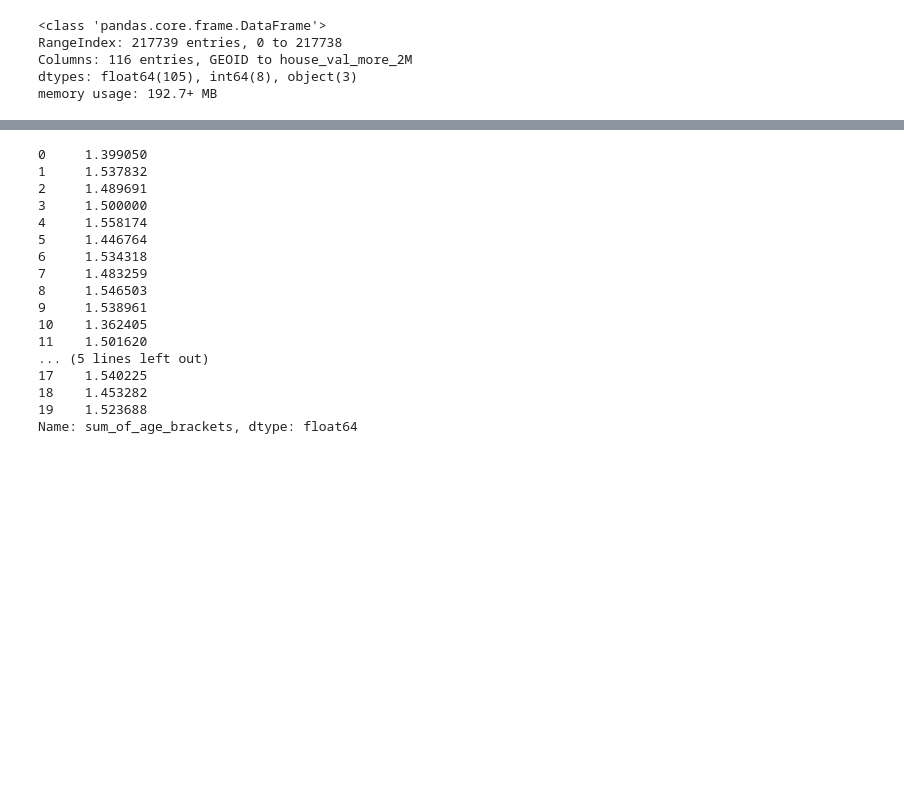
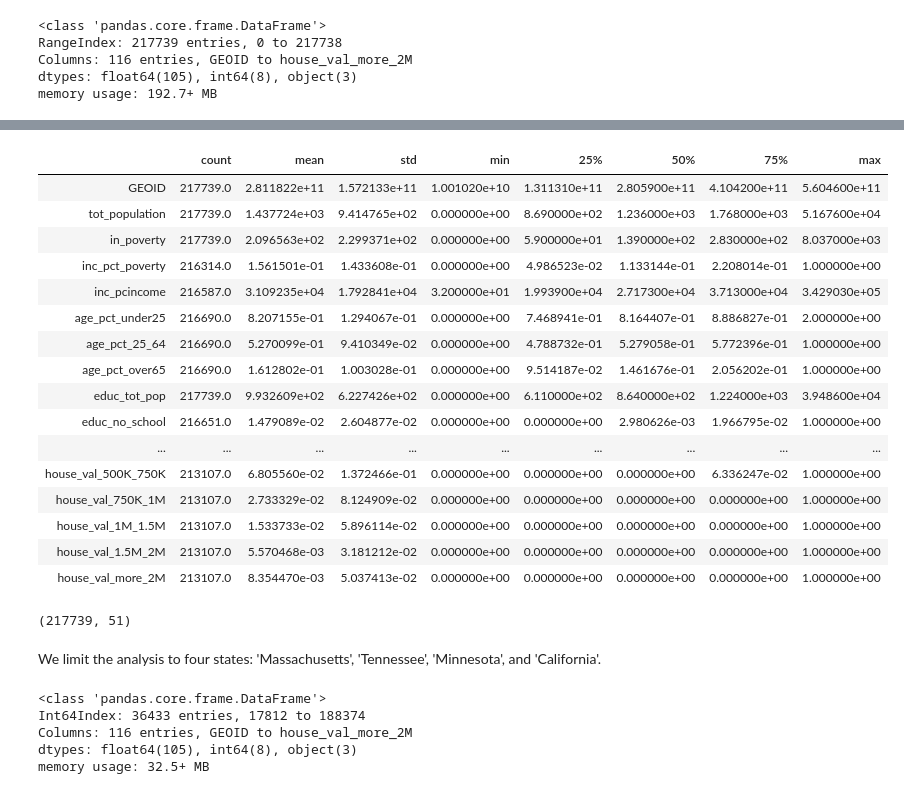
Before and after one commit to DataKind-DC/rcp2, a Jupyter notebook: notebooks/ACS_block_master.ipynb, the cells around one changed output, grey strips where cells are left out. Saved outputs shown, nothing was run; the diff lists cells and outputs as text; code cells hidden in the pictures; blank space fills up the shorter version.

```diff
--- a/notebooks/ACS_block_master.ipynb
+++ b/notebooks/ACS_block_master.ipynb
@@ -7,6 +7,8 @@ import math
 import matplotlib.pyplot as plt
 import seaborn as sns
 %matplotlib inline
+pd.set_option('display.max_rows', 999)
+pd.set_option('display.max_columns', 999)
 # %% [markdown]
 ## Data Preparation
 # %%
@@ -84,5 +32,0 @@ Length: 116, dtype: int64
-# %%
-acs_block_df = acs_block_df.loc[acs_block_df.tot_population != 0]
-# %%
-acs_block_df['poverty_rate'] = acs_block_df.in_poverty / acs_block_df.tot_population
-sns.distplot(acs_block_df.poverty_rate, kde = False)
@@ -112,22 +33,26 @@ acs_block_df[['poverty_rate', 'inc_pct_poverty']].head(20)
-# %%
-acs_block_df['sum_of_age_brackets'] = acs_block_df.age_pct_under25 + acs_block_df.age_pct_25_64 + acs_block_df.age_pct_over65
-# %%
-acs_block_df.sum_of_age_brackets.head(20)
-# %% [output]
-0     1.399050
-1     1.537832
-2     1.489691
-3     1.500000
-4     1.558174
-5     1.446764
-6     1.534318
-7     1.483259
-8     1.546503
-9     1.538961
-10    1.362405
-11    1.501620
-... (5 lines left out)
-17    1.540225
-18    1.453282
-19    1.523688
-Name: sum_of_age_brackets, dtype: float64
+# %%
+acs_block_df.describe().T
+# %% [output]
+|  | count | mean | std | min | 25% | 50% | 75% | max |
+| GEOID | 217739.0 | 2.811822e+11 | 1.572133e+11 | 1.001020e+10 | 1.311310e+11 | 2.805900e+11 | 4.104200e+11 | 5.604600e+11 |
+| tot_population | 217739.0 | 1.437724e+03 | 9.414765e+02 | 0.000000e+00 | 8.690000e+02 | 1.236000e+03 | 1.768000e+03 | 5.167600e+04 |
+| in_poverty | 217739.0 | 2.096563e+02 | 2.299371e+02 | 0.000000e+00 | 5.900000e+01 | 1.390000e+02 | 2.830000e+02 | 8.037000e+03 |
+| inc_pct_poverty | 216314.0 | 1.561501e-01 | 1.433608e-01 | 0.000000e+00 | 4.986523e-02 | 1.133144e-01 | 2.208014e-01 | 1.000000e+00 |
+| inc_pcincome | 216587.0 | 3.109235e+04 | 1.792841e+04 | 3.200000e+01 | 1.993900e+04 | 2.717300e+04 | 3.713000e+04 | 3.429030e+05 |
+| age_pct_under25 | 216690.0 | 8.207155e-01 | 1.294067e-01 | 0.000000e+00 | 7.468941e-01 | 8.164407e-01 | 8.886827e-01 | 2.000000e+00 |
+| age_pct_25_64 | 216690.0 | 5.270099e-01 | 9.410349e-02 | 0.000000e+00 | 4.788732e-01 | 5.279058e-01 | 5.772396e-01 | 1.000000e+00 |
+| age_pct_over65 | 216690.0 | 1.612802e-01 | 1.003028e-01 | 0.000000e+00 | 9.514187e-02 | 1.461676e-01 | 2.056202e-01 | 1.000000e+00 |
+| educ_tot_pop | 217739.0 | 9.932609e+02 | 6.227426e+02 | 0.000000e+00 | 6.110000e+02 | 8.640000e+02 | 1.224000e+03 | 3.948600e+04 |
+| educ_no_school | 216651.0 | 1.479089e-02 | 2.604877e-02 | 0.000000e+00 | 0.000000e+00 | 2.980626e-03 | 1.966795e-02 | 1.000000e+00 |
+| ... | ... | ... | ... | ... | ... | ... | ... | ... |
+| house_val_500K_750K | 213107.0 | 6.805560e-02 | 1.372466e-01 | 0.000000e+00 | 0.000000e+00 | 0.000000e+00 | 6.336247e-02 | 1.000000e+00 |
+| house_val_750K_1M | 213107.0 | 2.733329e-02 | 8.124909e-02 | 0.000000e+00 | 0.000000e+00 | 0.000000e+00 | 0.000000e+00 | 1.000000e+00 |
+| house_val_1M_1.5M | 213107.0 | 1.533733e-02 | 5.896114e-02 | 0.000000e+00 | 0.000000e+00 | 0.000000e+00 | 0.000000e+00 | 1.000000e+00 |
+| house_val_1.5M_2M | 213107.0 | 5.570468e-03 | 3.181212e-02 | 0.000000e+00 | 0.000000e+00 | 0.000000e+00 | 0.000000e+00 | 1.000000e+00 |
+| house_val_more_2M | 213107.0 | 8.354470e-03 | 5.037413e-02 | 0.000000e+00 | 0.000000e+00 | 0.000000e+00 | 0.000000e+00 | 1.000000e+00 |
+# %%
+len(acs_block_df.NAME.unique()), len(acs_block_df.state_name.unique())
+# %% [output]
+(217739, 51)
+# %% [markdown]
+We limit the analysis to four states: 'Massachusetts', 'Tennessee', 'Minnesota', and 'California'.
@@ -133,0 +61,8 @@ Name: sum_of_age_brackets, dtype: float64
+# %%
+acs_block_4_states_df.info()
+# %% [output]
+<class 'pandas.core.frame.DataFrame'>
+Int64Index: 36433 entries, 17812 to 188374
+Columns: 116 entries, GEOID to house_val_more_2M
+dtypes: float64(105), int64(8), object(3)
+memory usage: 32.5+ MB
```
Also changed, not shown: parts of 38 cells of this notebook, 1 other file.
